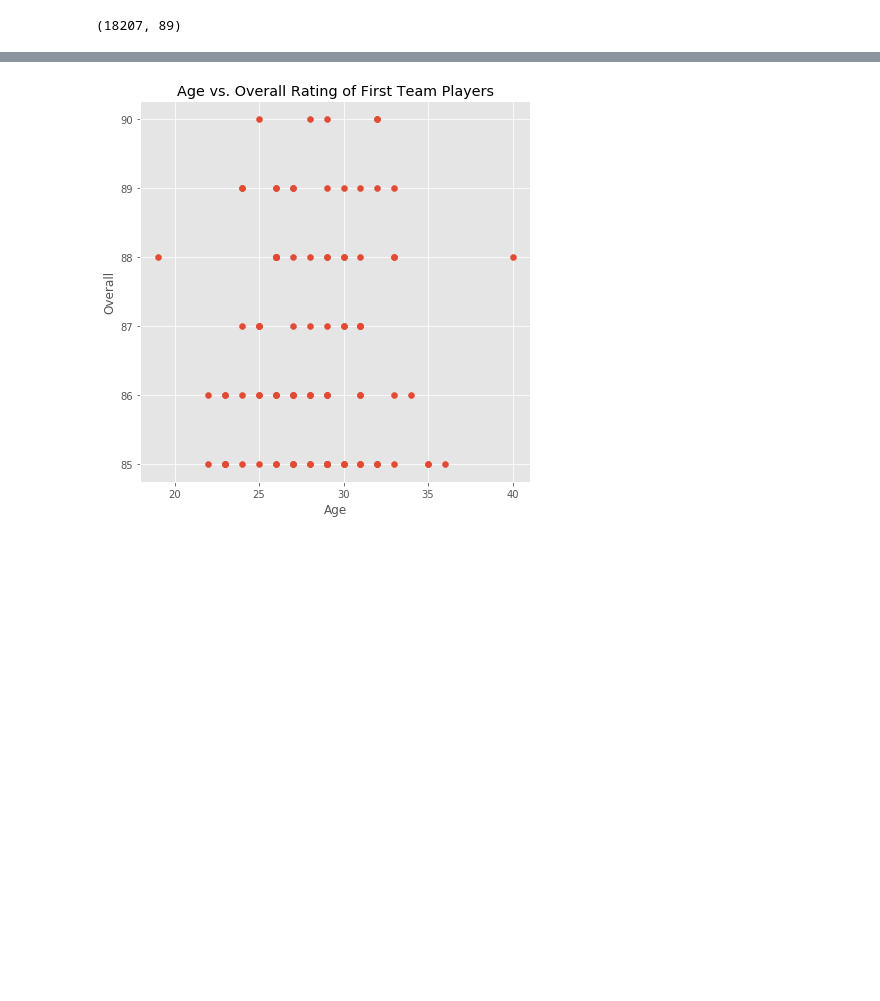
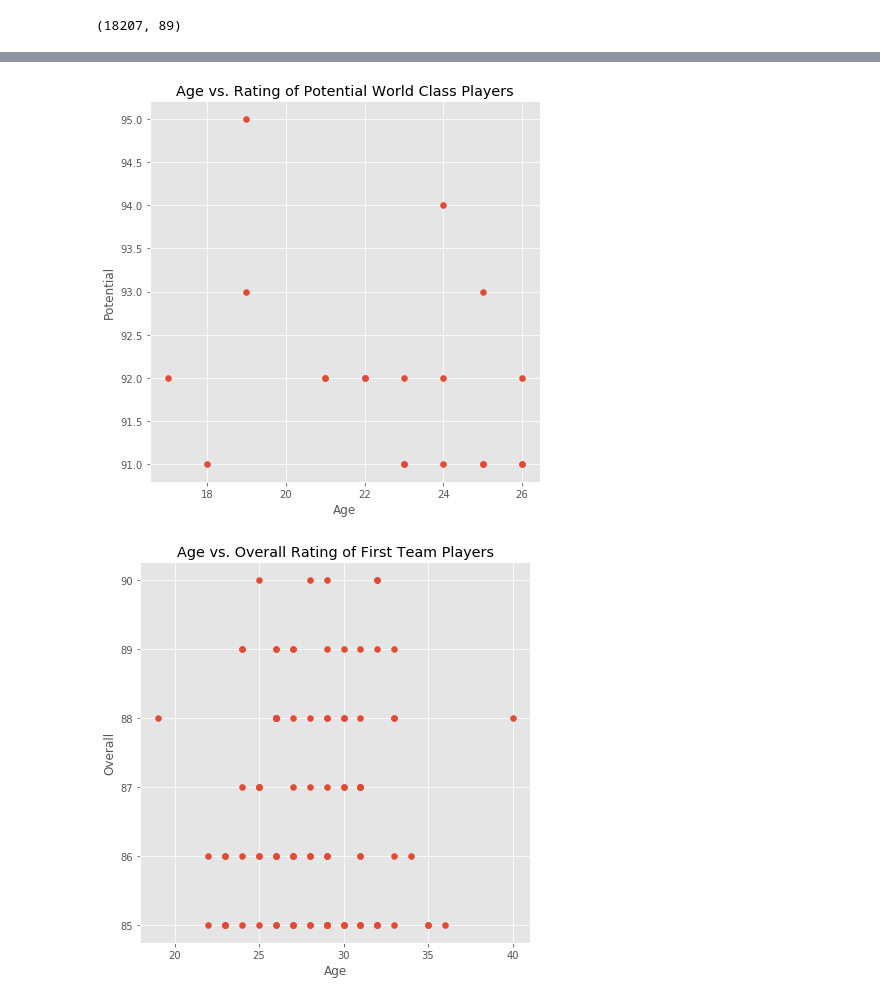
Before and after one commit to ckalibsnelson/Python-Projects, a Jupyter notebook: Fifa19.ipynb, the cells around one changed output, grey strips where cells are left out. Cells and saved outputs as stored; diff of their text form; code cells hidden in the pictures; blank space fills up the shorter version.

```diff
--- a/Fifa19.ipynb
+++ b/Fifa19.ipynb
@@ -192,3 +160,16 @@ first_team.head()
+# %%
+#plot scatter plot of relationship between Age and Potential of world class players
+style.use('ggplot')
+plt.figure(figsize=(7,7))
+plt.scatter(potential_world_class[['Age']],potential_world_class[['Potential']])
+plt.ylabel('Potential')
+plt.xlabel('Age')
+plt.title('Age vs. Rating of Potential World Class Players')
+plt.show()
+
+#seemingly no significant relationship between the two variables
+# %% [output]
+[figure, added]
 # %%
 #plot scatter plot of relationship between Age and Overall of first team players
 style.use('ggplot')
```
Also changed, not shown: parts of 18 cells of this notebook.
